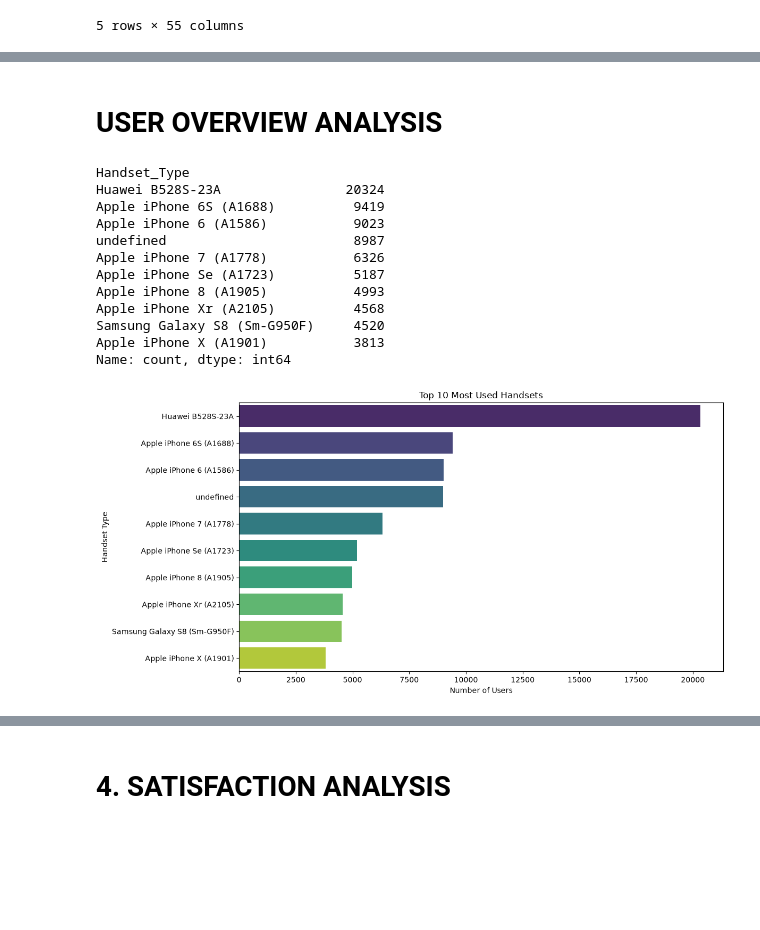
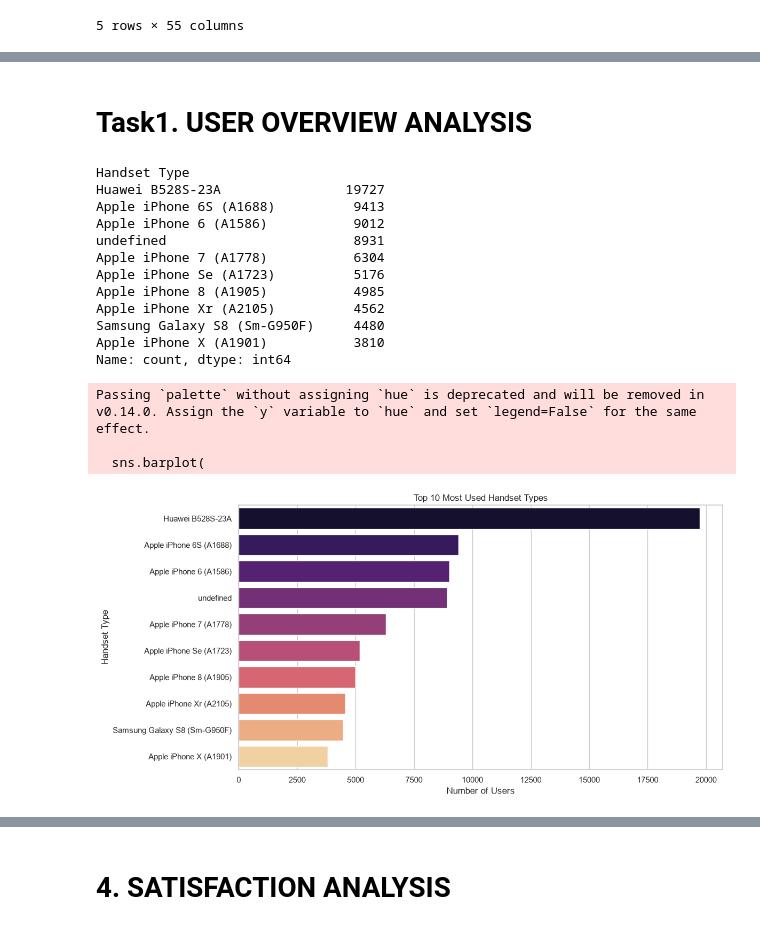
Before and after one commit to pathanaksa29-cmd/project5-NHIS, a Jupyter notebook: telecom.ipynb, the cells around one changed output, grey strips where cells are left out. Cells and saved outputs as stored; diff of their text form; code cells hidden in the pictures; blank space fills up the shorter version.

```diff
--- a/telecom.ipynb
+++ b/telecom.ipynb
@@ -53,0 +112,25 @@ df.describe().T
+# %%
+# dropping null entries from columns
+df = df.dropna(subset=['MSISDN/Number', 'IMEI', 'IMSI', 'Bearer Id'])
+
+# handling categorical columns
+df['Last Location Name'] = df['Last Location Name'].fillna('undefined')
+df['Handset Manufacturer'] = df['Handset Manufacturer'].fillna('undefined')
+df['Handset Type'] = df['Handset Type'].fillna('undefined')
+
+# filling remaining numerical stuffs with 0 due to unused bandwidth
+df = df.fillna(0)
+
+# dropping columns
+df = df.drop(columns=['Dur. (ms).1', 'Start', 'Start ms', 'End', 'End ms'])
+# %%
+# parsing identifiers back to int64 from str
+id_cols = ['MSISDN/Number', 'IMEI', 'IMSI']
+df[id_cols] = df[id_cols].apply(pd.to_numeric, errors='coerce').astype('Int64')
+
+duplicates = df.duplicated().sum()
+if duplicates == 0:
+    print('0 duplicates found')
+else:
+    df.drop_duplicates(inplace=True)
+    print(f'{duplicates} duplicates found')
@@ -146,46 +222,43 @@ Index(['MSISDN_Number', 'xdr_sessions', 'total_duration_ms',
 # %% [markdown]
-# USER OVERVIEW ANALYSIS
+# Task1. USER OVERVIEW ANALYSIS
 # %%
 # Insights
 # In this section, we identify the most popular handsets and handset manufacturers.
 
 # Then we aggregate user-level session metrics to understand how many sessions, total duration, and traffic each user generated.
 # %%
-#TOP 10 HANDSET
+# Top 10 Handset Types
+top10_types = df["Handset Type"].value_counts().head(10)
 
-top10 = df["Handset_Type"].value_counts().head(10)
-
-print(top10)
+print(top10_types)
 
 # Plot
-
 plt.figure(figsize=(12,6))
-
 sns.barplot(
-    x=top10.values,
-    y=top10.index,
-    hue=top10.index,      # FutureWarning se bachne ke liye
-    palette="viridis",
-    legend=False
+    x=top10_types.values,
+    y=top10_types.index,
+    palette="magma"
 )
 
-plt.title("Top 10 Most Used Handsets")
+plt.title("Top 10 Most Used Handset Types")
 plt.xlabel("Number of Users")
 plt.ylabel("Handset Type")
-
 plt.tight_layout()
 plt.show()
 # %% [output]
-Handset_Type
-Huawei B528S-23A                20324
-Apple iPhone 6S (A1688)          9419
-Apple iPhone 6 (A1586)           9023
-undefined                        8987
-Apple iPhone 7 (A1778)           6326
-Apple iPhone Se (A1723)          5187
-Apple iPhone 8 (A1905)           4993
-Apple iPhone Xr (A2105)          4568
-Samsung Galaxy S8 (Sm-G950F)     4520
-Apple iPhone X (A1901)           3813
+Handset Type
+Huawei B528S-23A                19727
+Apple iPhone 6S (A1688)          9413
+Apple iPhone 6 (A1586)           9012
+undefined                        8931
+Apple iPhone 7 (A1778)           6304
+Apple iPhone Se (A1723)          5176
+Apple iPhone 8 (A1905)           4985
+Apple iPhone Xr (A2105)          4562
+Samsung Galaxy S8 (Sm-G950F)     4480
+Apple iPhone X (A1901)           3810
 Name: count, dtype: int64
+Passing `palette` without assigning `hue` is deprecated and will be removed in v0.14.0. Assign the `y` variable to `hue` and set `legend=False` for the same effect.
+
+  sns.barplot(
-[figure, old version]
+[figure, new version]
```
Also changed, not shown: parts of 110 cells of this notebook.
